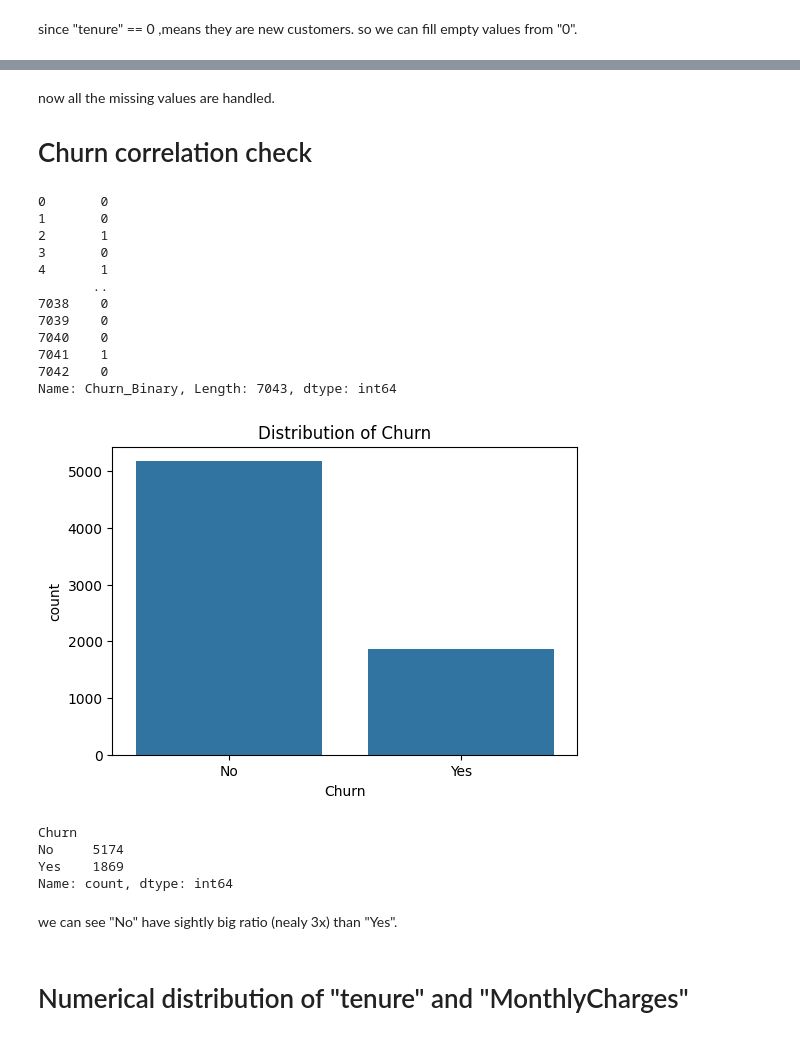
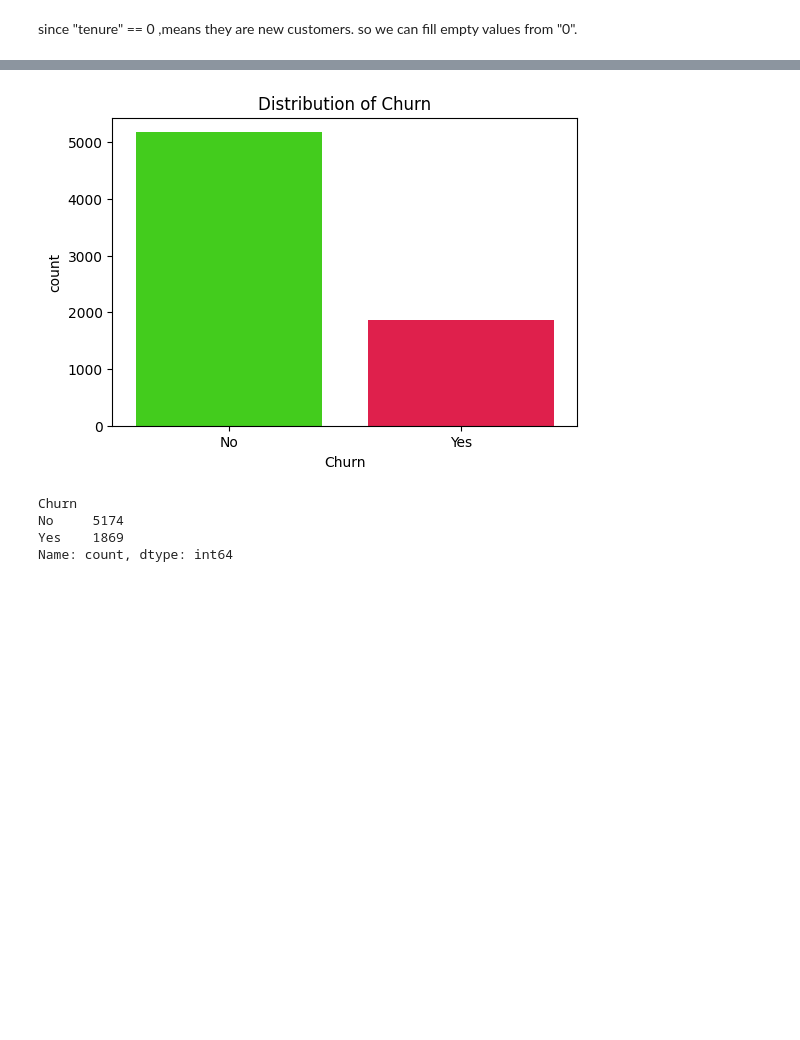
Before and after one commit to NisithaNimsara/Customer_Churn_Prediction-, a Jupyter notebook: EDA.ipynb, the cells around one changed output, grey strips where cells are left out. Drawn from its saved outputs; the diff is of its cells as text; code cells hidden in the pictures; blank space fills up the shorter version.

```diff
--- a/EDA.ipynb
+++ b/EDA.ipynb
@@ -140,23 +141,7 @@ MonthlyCharges       0
 TotalCharges        11
 Churn                0
 dtype: int64
-# %% [markdown]
-now all the missing values are handled.
-
-# Churn correlation check
-# %%
-df['Churn_Binary'] = df['Churn'].map({'Yes': 1, 'No': 0})
-df["Churn_Binary"]
-# %% [output]
-0       0
-1       0
-2       1
-3       0
-4       1
-       ..
-7038    0
-7039    0
-7040    0
-7041    1
-7042    0
-Name: Churn_Binary, Length: 7043, dtype: int64
+# %%
+df.drop("customerID", axis=1, inplace=True) #customerID is dropped as it is not useful for analysis
+
+df["Churn_Binary"] = df["Churn"].map({"Yes": 1, "No": 0}) #Creating a binary column for Churn
@@ -163,21 +152,13 @@ Name: Churn_Binary, Length: 7043, dtype: int64
 # %%
 plt.figure(figsize=(6, 4))
-sns.countplot(x='Churn', data=df)
-plt.title('Distribution of Churn')
+sns.countplot(data=df, x="Churn", hue="Churn" ,palette="prism")
+plt.title("Distribution of Churn")
 plt.show()
+
+print(df["Churn"].value_counts())
 # %% [output]
-[figure, old version]
+[figure, new version]
+Churn
+No     5174
+Yes    1869
+Name: count, dtype: int64
-# %%
-
-counts = df['Churn'].value_counts()
-imbalance_df = pd.concat([counts,])
-imbalance_df
-# %% [output]
-Churn
-No     5174
-Yes    1869
-Name: count, dtype: int64
-# %% [markdown]
-we can see "No" have sightly big ratio (nealy 3x) than "Yes".
-# %% [markdown]
-# Numerical distribution of "tenure" and "MonthlyCharges"
```
Also changed, not shown: parts of 30 cells of this notebook.
